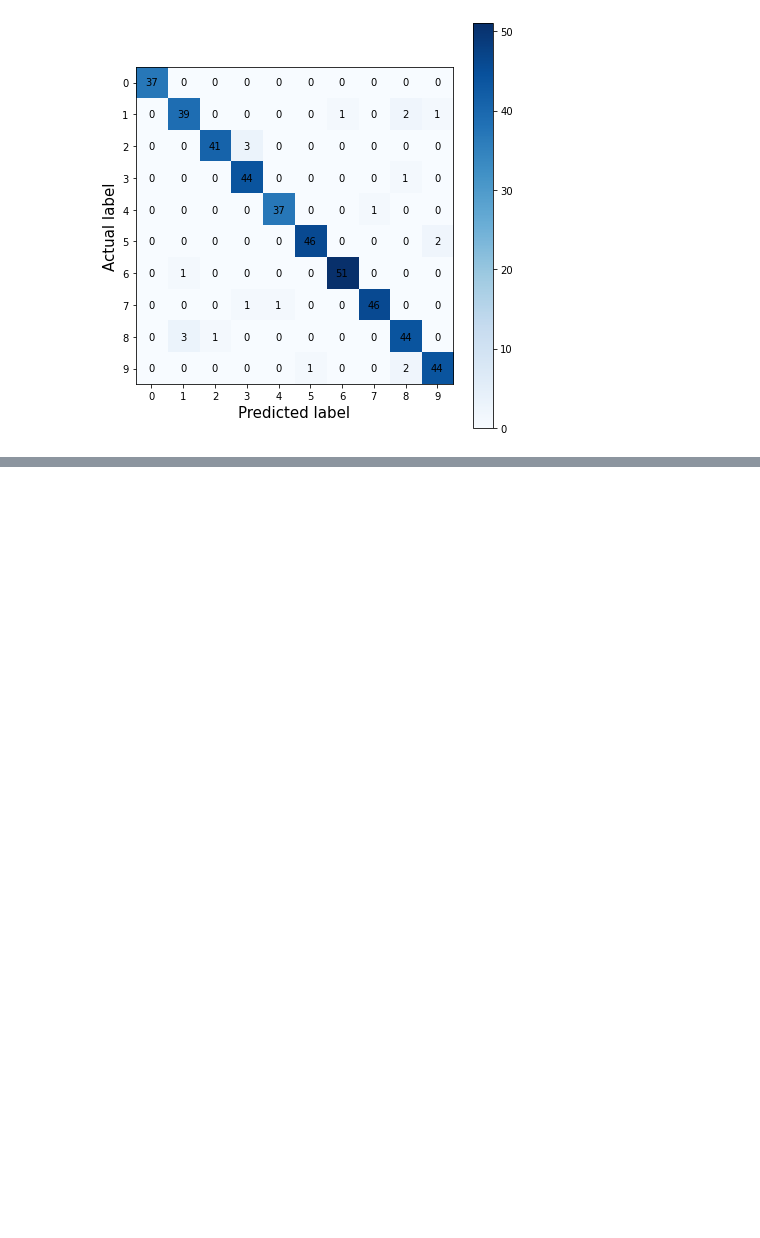
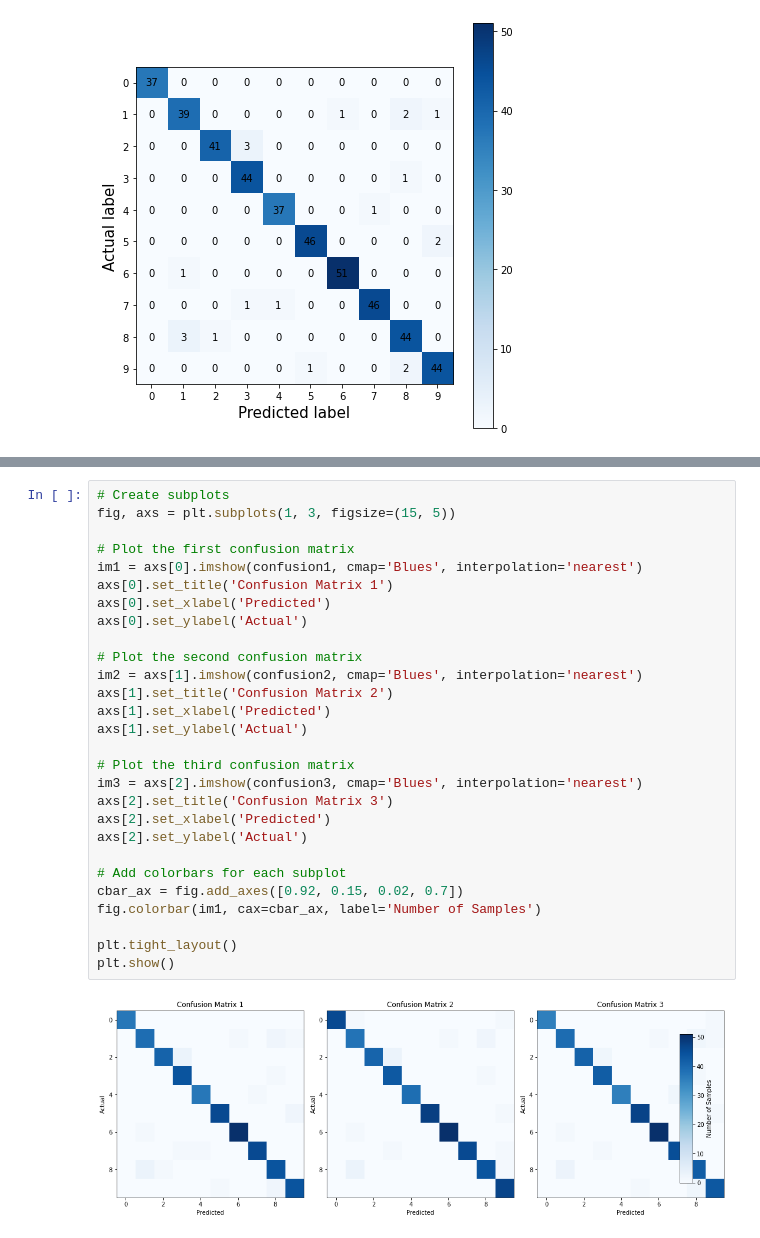
Before and after one commit to shasha920/6060, a Jupyter notebook: Heatmaps.ipynb, the cells around one changed output, grey strips where cells are left out. Drawn from its saved outputs; the diff is of its cells as text; blank space fills up the shorter version.

```diff
--- a/Heatmaps.ipynb
+++ b/Heatmaps.ipynb
@@ -83,0 +157,30 @@ for x in range(width):
+# %%
+# Create subplots
+fig, axs = plt.subplots(1, 3, figsize=(15, 5))
+
+# Plot the first confusion matrix
+im1 = axs[0].imshow(confusion1, cmap='Blues', interpolation='nearest')
+axs[0].set_title('Confusion Matrix 1')
+axs[0].set_xlabel('Predicted')
+axs[0].set_ylabel('Actual')
+
+# Plot the second confusion matrix
+im2 = axs[1].imshow(confusion2, cmap='Blues', interpolation='nearest')
+axs[1].set_title('Confusion Matrix 2')
+axs[1].set_xlabel('Predicted')
+axs[1].set_ylabel('Actual')
+
+# Plot the third confusion matrix
+im3 = axs[2].imshow(confusion3, cmap='Blues', interpolation='nearest')
+axs[2].set_title('Confusion Matrix 3')
+axs[2].set_xlabel('Predicted')
+axs[2].set_ylabel('Actual')
+
+# Add colorbars for each subplot
+cbar_ax = fig.add_axes([0.92, 0.15, 0.02, 0.7])
+fig.colorbar(im1, cax=cbar_ax, label='Number of Samples')
+
+plt.tight_layout()
+plt.show()
+# %% [output]
+[figure, added]
```
Also changed, not shown: parts of 6 cells of this notebook.
